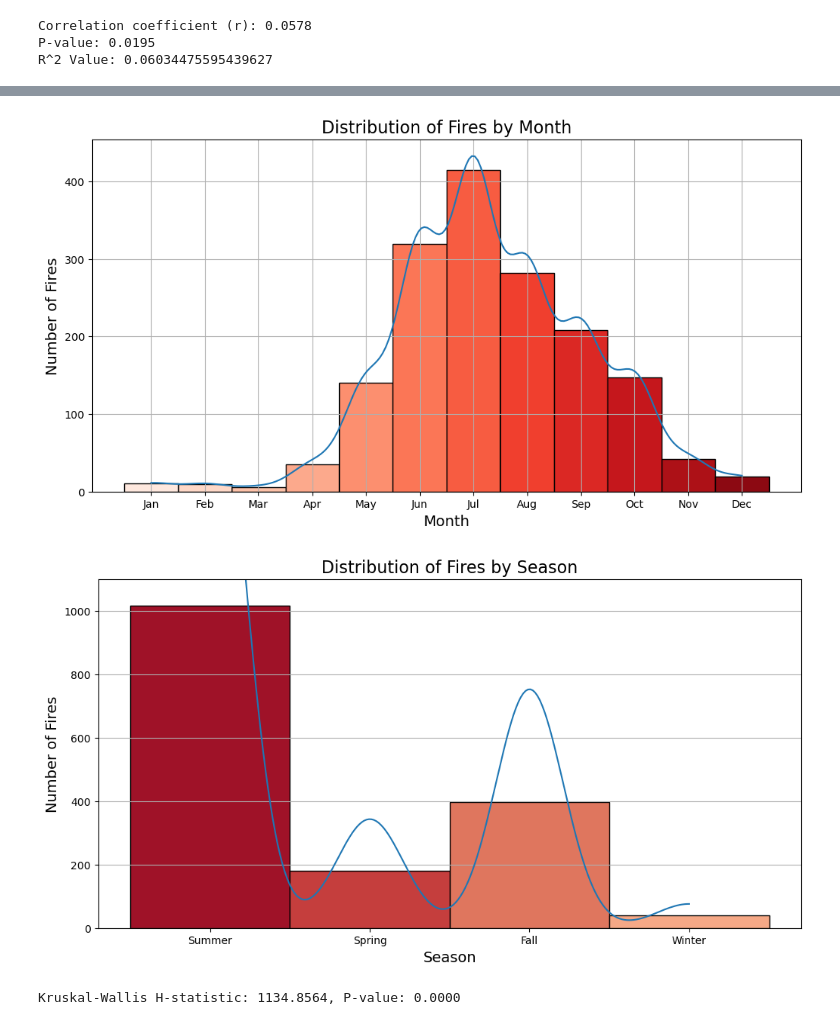
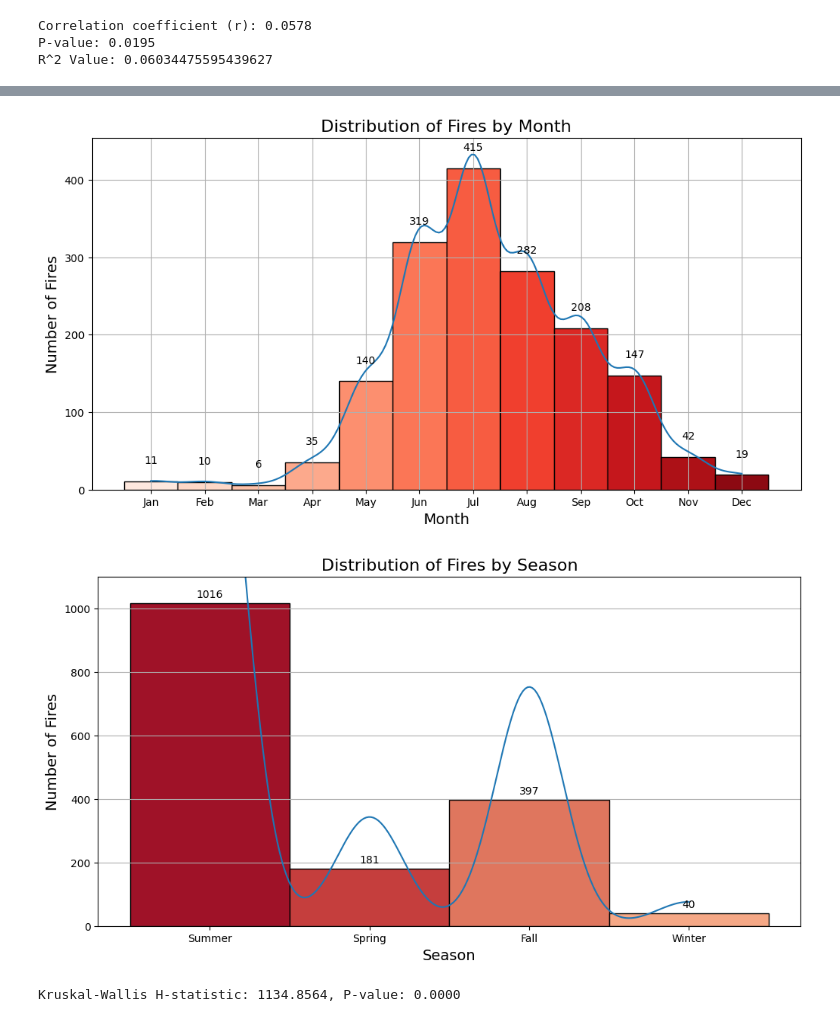
Before and after one commit to estortega/project_1, a Jupyter notebook: wild_fires_project_week_1.ipynb, the cells around one changed output, grey strips where cells are left out. Saved outputs shown, nothing was run; the diff lists cells and outputs as text; code cells hidden in the pictures.

Commit message:
Added value labels

```diff
--- a/wild_fires_project_week_1.ipynb
+++ b/wild_fires_project_week_1.ipynb
@@ -179,6 +179,15 @@ ax = sns.histplot(calfire['MonthStarted'], kde=True, bins=12, discrete=True)
 # Assign different intensities of the same hue to each bar
 for i, bar in enumerate(ax.patches):
     bar.set_facecolor(base_color[i % len(base_color)])
+    height = bar.get_height()
+    ax.text(
+        bar.get_x() + bar.get_width() / 2,  # Center the label horizontally
+        height + 20,                        # Place the label slightly above the bar
+        f'{int(height)}',                   # Convert height to integer for display
+        ha='center',                        # Center alignment
+        va='bottom',                        # Bottom alignment
+        fontsize=10                         # Font size for readability
+    )
 
 # Customize the plot
 plt.title("Distribution of Fires by Month", fontsize=16)
@@ -188,31 +197,40 @@ plt.xticks(ticks=range(1, 13), labels=["Jan", "Feb", "Mar", "Apr", "May", "Jun",
 plt.grid(True)
 plt.show()
 # %% [output]
-[figure, old version]
+[figure, new version]
 # %%
 
 base_color = sns.color_palette("RdBu", 12)
 
 # Set up the plot
 plt.figure(figsize=(12, 6))
 
 # Plot the distribution by season using displot
 ax = sns.histplot(data=calfire, x='Season', kde=True, bins=4)
 
 for i, bar in enumerate(ax.patches):
     bar.set_facecolor(base_color[i % len(base_color)])
+    height = bar.get_height()
+    ax.text(
+        bar.get_x() + bar.get_width() / 2,  # Center the label horizontally
+        height + 10,                        # Place the label slightly above the bar
+        f'{int(height)}',                   # Convert height to integer for display
+        ha='center',                        # Center alignment
+        va='bottom',                        # Bottom alignment
+        fontsize=10                         # Font size for readability
+    )
 
 # Customize the plot
 plt.ylim(0, 1100)
 plt.title("Distribution of Fires by Season", fontsize=16)
 plt.xlabel("Season", fontsize=14)
 plt.ylabel("Number of Fires", fontsize=14)
 plt.grid(True, axis='y')
 
 # Show the plot
 plt.show()
 # %% [output]
-[figure, old version]
+[figure, new version]
 # %%
 # Group data by season and count the number of fires
 winter = calfire[calfire['Season'] == 'Winter']['MonthStarted']
```
Also changed, not shown: parts of 3 cells of this notebook, 1 other file.
